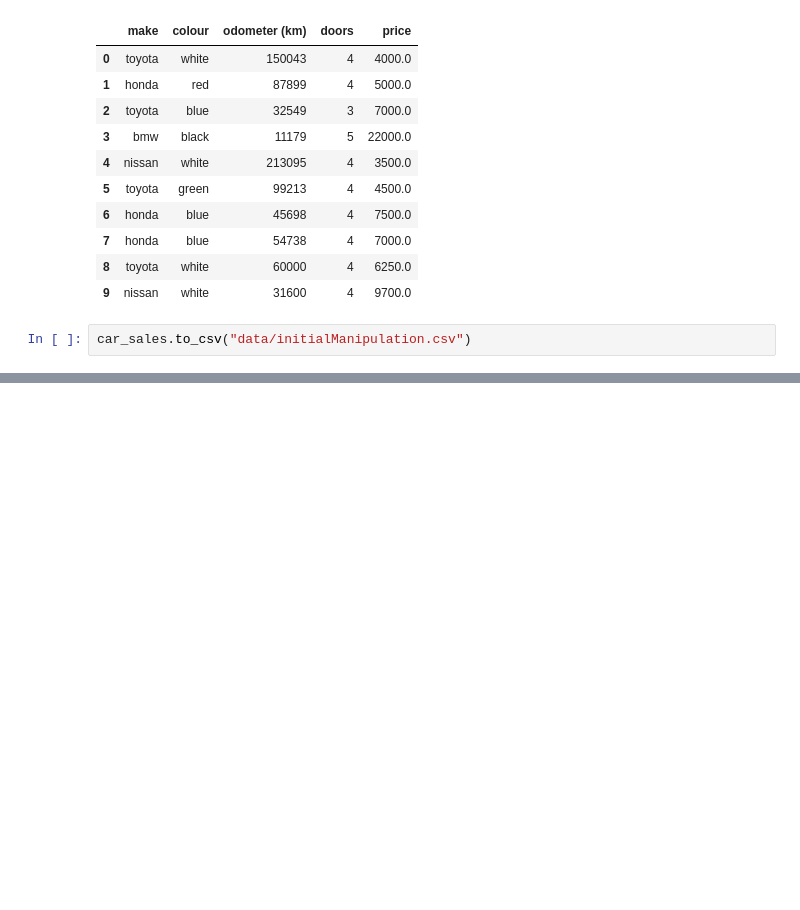
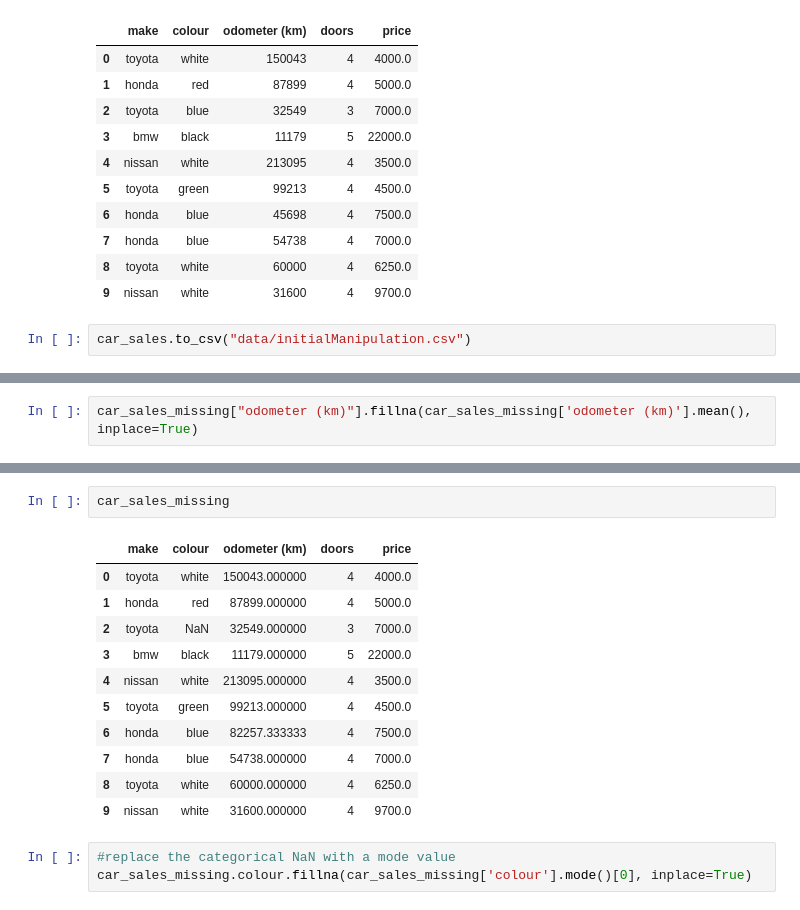
Before and after one commit to chapi1420/data_science, a Jupyter notebook: 2.pandas/1. introduction_to_pandas/pandas_dataManipulation.ipynb, the cells around one changed output, grey strips where cells are left out. Cells and saved outputs as stored; diff of their text form; blank space fills up the shorter version.

Commit message:
complete fillna operations on numerical and categorical entries

```diff
--- a/2.pandas/1. introduction_to_pandas/pandas_dataManipulation.ipynb
+++ b/2.pandas/1. introduction_to_pandas/pandas_dataManipulation.ipynb
@@ -90,0 +130,2 @@ car_sales.to_csv("data/initialManipulation.csv")
+# %%
+car_sales_missing["odometer (km)"].fillna(car_sales_missing['odometer (km)'].mean(), inplace=True)
@@ -90,0 +139,17 @@ car_sales.to_csv("data/initialManipulation.csv")
+# %%
+car_sales_missing
+# %% [output]
+|  | make | colour | odometer (km) | doors | price |
+| 0 | toyota | white | 150043.000000 | 4 | 4000.0 |
+| 1 | honda | red | 87899.000000 | 4 | 5000.0 |
+| 2 | toyota | NaN | 32549.000000 | 3 | 7000.0 |
+| 3 | bmw | black | 11179.000000 | 5 | 22000.0 |
+| 4 | nissan | white | 213095.000000 | 4 | 3500.0 |
+| 5 | toyota | green | 99213.000000 | 4 | 4500.0 |
+| 6 | honda | blue | 82257.333333 | 4 | 7500.0 |
+| 7 | honda | blue | 54738.000000 | 4 | 7000.0 |
+| 8 | toyota | white | 60000.000000 | 4 | 6250.0 |
+| 9 | nissan | white | 31600.000000 | 4 | 9700.0 |
+# %%
+#replace the categorical NaN with a mode value
+car_sales_missing.colour.fillna(car_sales_missing['colour'].mode()[0], inplace=True)
```
Also changed, not shown: parts of 10 cells of this notebook.
